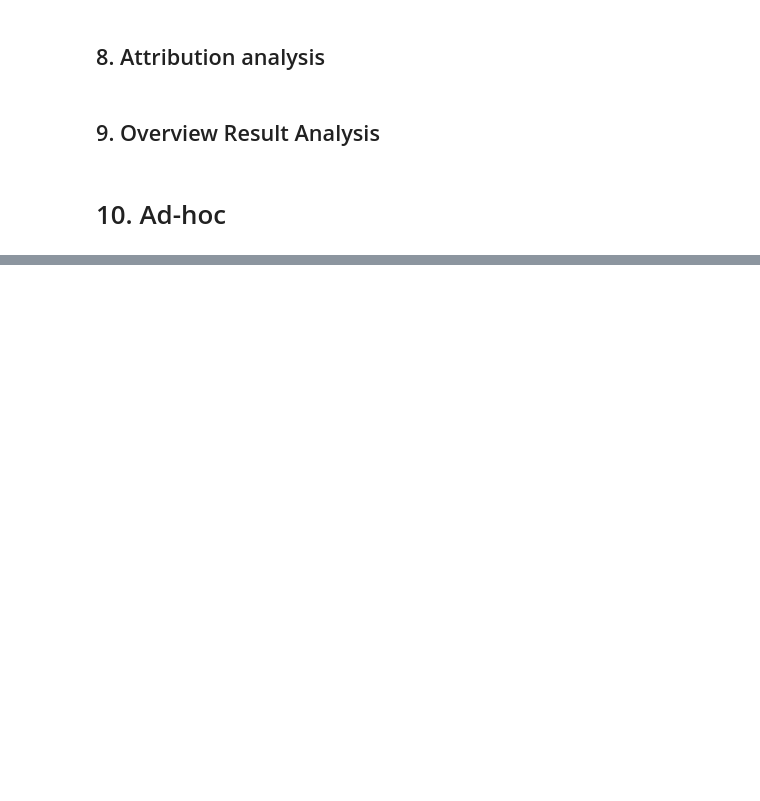
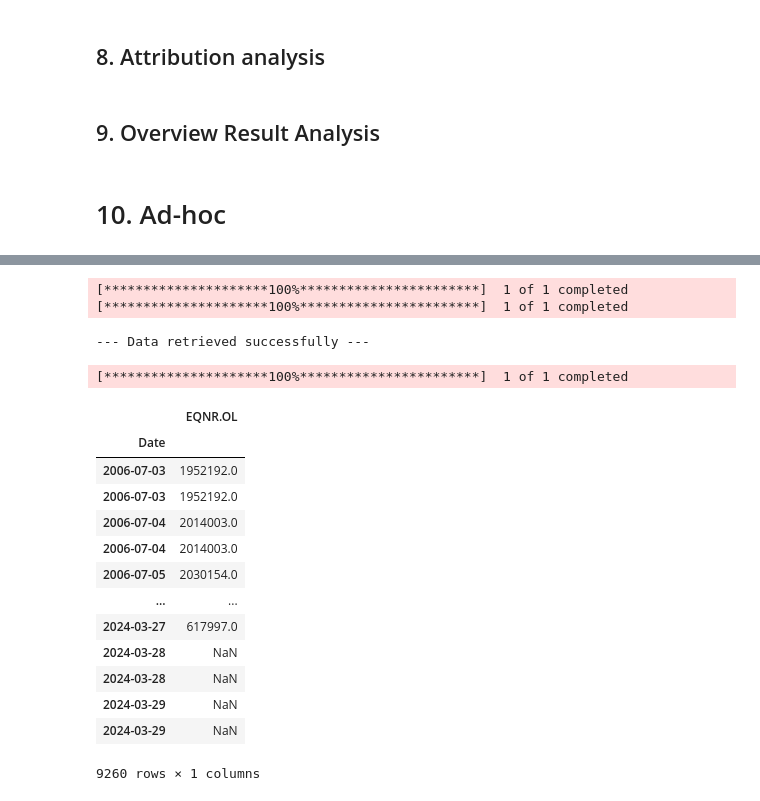
Before and after one commit to DataJakob/BBAN5000-Master-Thesis, a Jupyter notebook: test.ipynb, the cells around one changed output, grey strips where cells are left out. Drawn from its saved outputs; the diff is of its cells as text; code cells hidden in the pictures; blank space fills up the shorter version.

```diff
--- a/test.ipynb
+++ b/test.ipynb
@@ -120,0 +187,17 @@ test_set = ret.iloc[int(0.85*len(ret)):]
+# %%
+hotel = DataRetrieverNew(start_date,end_date, ["EQNR.OL", "SNI.OL"] )
+hotel.retrieve_data()
+# %% [output]
+[*********************100%***********************]  1 of 1 completed
+[*********************100%***********************]  1 of 1 completed
+--- Data retrieved successfully ---
+# %%
+master_daterange = pd.Series(np.repeat(pd.date_range(start=start_date, end=end_date, freq="B"), 2), name="Date")
+return_df = pd.DataFrame(index=master_daterange)
+volume_df = pd.DataFrame(index=master_daterange)
+rolling_return = pd.DataFrame(index=master_daterange)
+rolling_volatility_df = pd.DataFrame(index=master_daterange)
+apprentice_df = pd.DataFrame(index=master_daterange)
+stock_data = yf.download("EQNR.OL", start=start_date, end=end_date)
+# %% [output]
+[*********************100%***********************]  1 of 1 completed
@@ -120,0 +206,28 @@ test_set = ret.iloc[int(0.85*len(ret)):]
+# %%
+for i in range(0, len(ticker_df),1):
+    date_df = pd.DataFrame(index=master_daterange)
+    open = stock_data["Open"]
+    individual_df = pd.merge(date_df, open, on="Date", how="left")
+    inter_df = pd.merge(date_df, stock_data["Close"], on="Date", how="left")
+    individual_df["EQNR.OL"].iloc[1::2] = inter_df["EQNR.OL"].iloc[::2]
+    return_series = individual_df.interpolate().ffill().bfill()
+    vol_series = pd.merge(date_df, stock_data["Volume"], on="Date", how="left") / 2
+# %%
+vol_df = pd.merge(date_df, stock_data["Volume"], on="Date", how="left") / 2
+# %%
+vol_df
+# %% [output]
+|  | EQNR.OL |
+| Date |  |
+| 2006-07-03 | 1952192.0 |
+| 2006-07-03 | 1952192.0 |
+| 2006-07-04 | 2014003.0 |
+| 2006-07-04 | 2014003.0 |
+| 2006-07-05 | 2030154.0 |
+| ... | ... |
+| 2024-03-27 | 617997.0 |
+| 2024-03-28 | NaN |
+| 2024-03-28 | NaN |
+| 2024-03-29 | NaN |
+| 2024-03-29 | NaN |
+9260 rows × 1 columns
```
Also changed, not shown: parts of 18 cells of this notebook, 1 other file.
